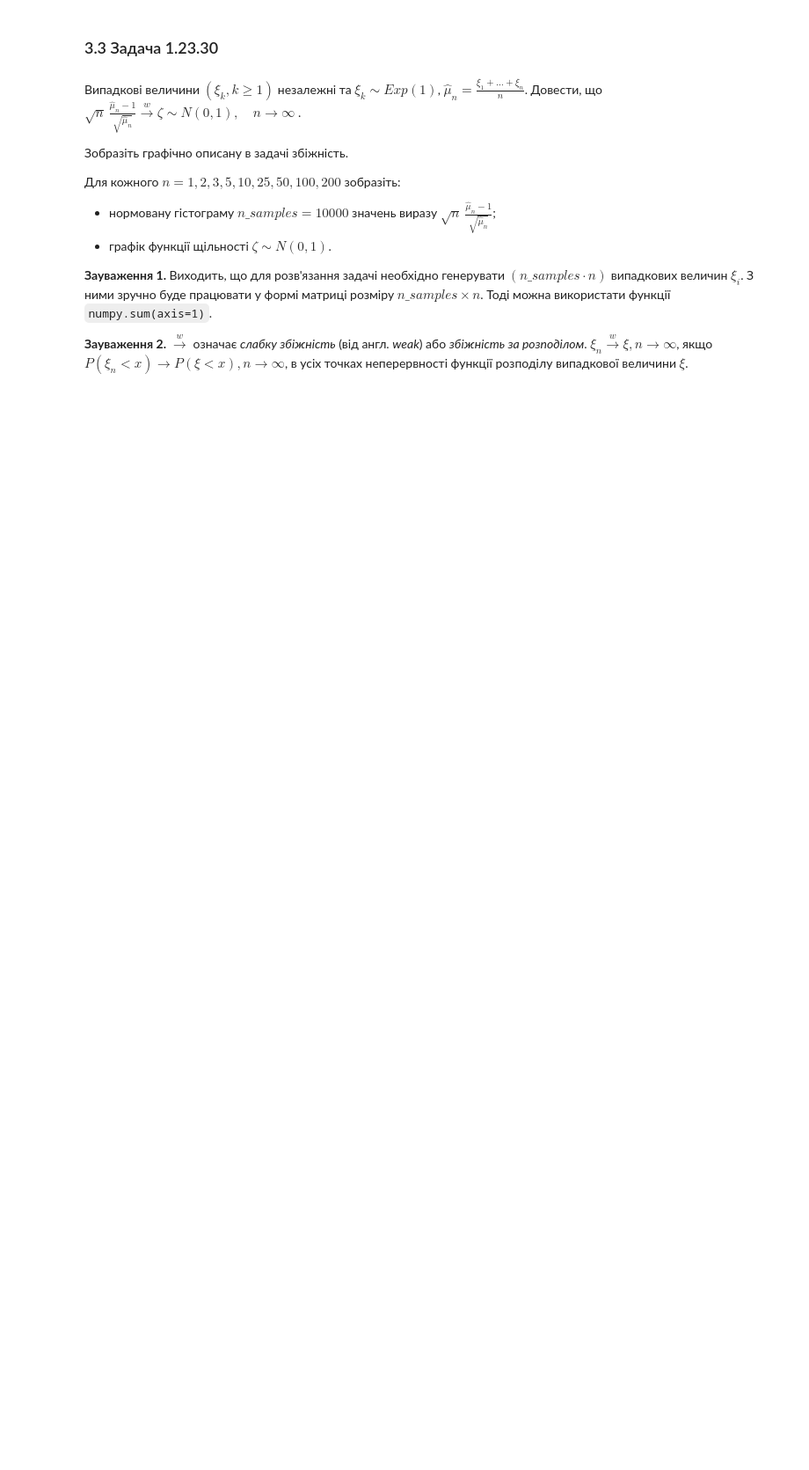
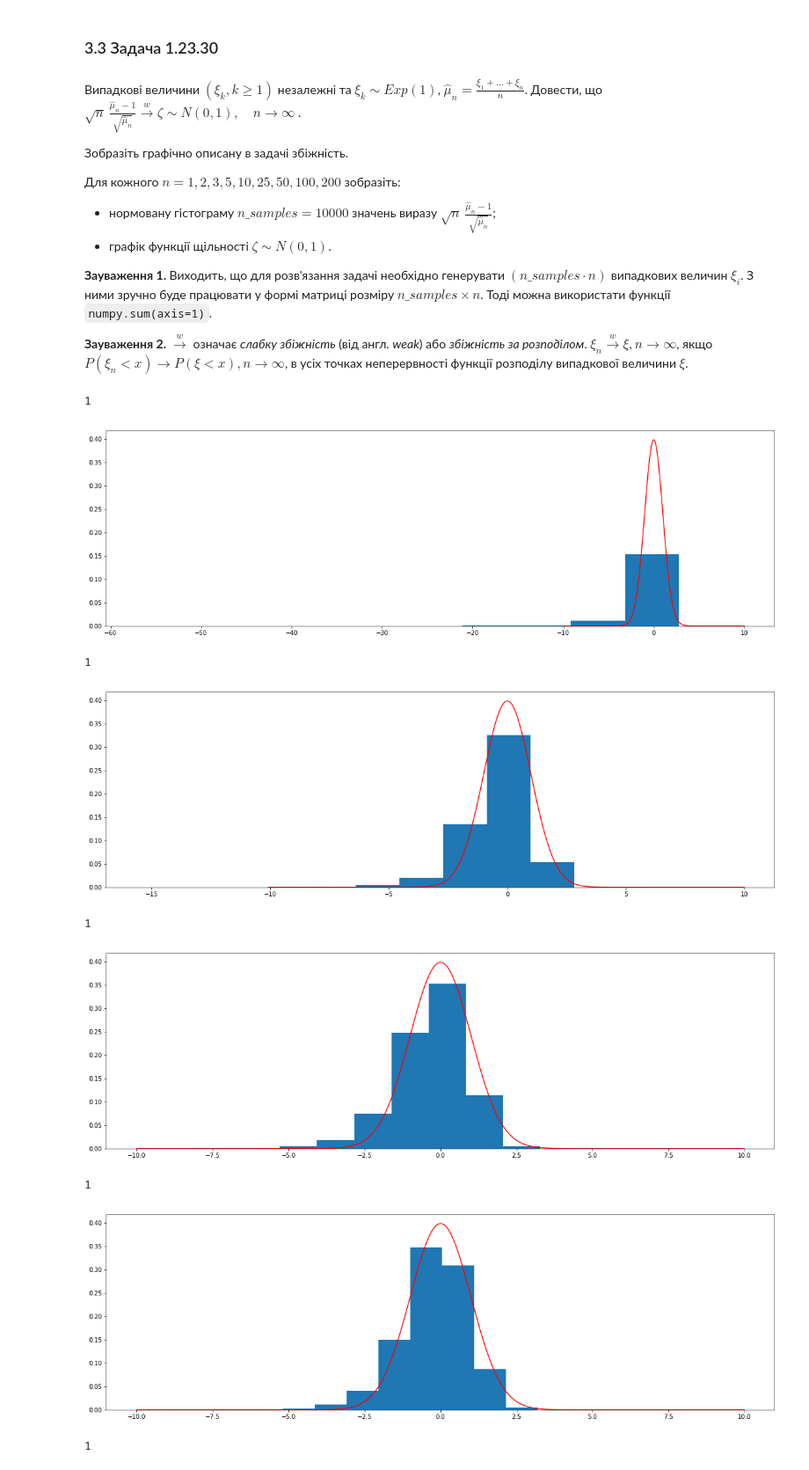
Before and after one commit to mikke-172/probability_homework10, a Jupyter notebook: Лабораторне заняття 10.ipynb, the cells around one changed output. Shown at 88% size. Saved outputs shown, nothing was run; the diff lists cells and outputs as text; code cells hidden in the pictures; blank space fills up the shorter version.

```diff
--- a/Лабораторне заняття 10.ipynb
+++ b/Лабораторне заняття 10.ipynb
@@ -400,0 +553,38 @@ $\xi_n \xrightarrow{w} \xi, n \to \infty$, якщо $P(\xi_n < x) \to P(\xi < x)
+# %%
+# Місце для Вашого коду
+
+𝑛=[1,2,3,5,10, 25, 50, 100, 200]
+for n_ in n:
+    xi=expon(scale=1)
+    𝑛_𝑠𝑎𝑚𝑝𝑙𝑒𝑠=10000
+    rvs=xi.rvs(𝑛_𝑠𝑎𝑚𝑝𝑙𝑒𝑠*n_)
+    rvs.shape=(𝑛_𝑠𝑎𝑚𝑝𝑙𝑒𝑠, n_)
+
+    print(i)
+    xi=uniform(loc=0, scale=1)
+    rozmir=10000*i
+    xi_rvs=xi.rvs(rozmir)
+    xi_rvs.shape=(10000, i)
+    m=np.sum(rvs, axis=1)/n_
+    rvs=np.sqrt(n_)*(m-1)/np.sqrt(m)
+    dzeta=norm(0, 1)
+
+
+    x1=np.arange(-10, 10, 0.01)
+
+    fig, axs=plt.subplots(1, 1, figsize=(20, 6))
+    axs.plot(x1, dzeta.pdf(x1), 'r')
+
+    axs.hist(rvs, normed='True')
+
+    plt.show()
+# %% [output]
+1
+[figure, added]
+1
+[figure, added]
+1
+[figure, added]
+1
+[figure, added]
+1
```
Also changed, not shown: parts of 6 cells of this notebook.
